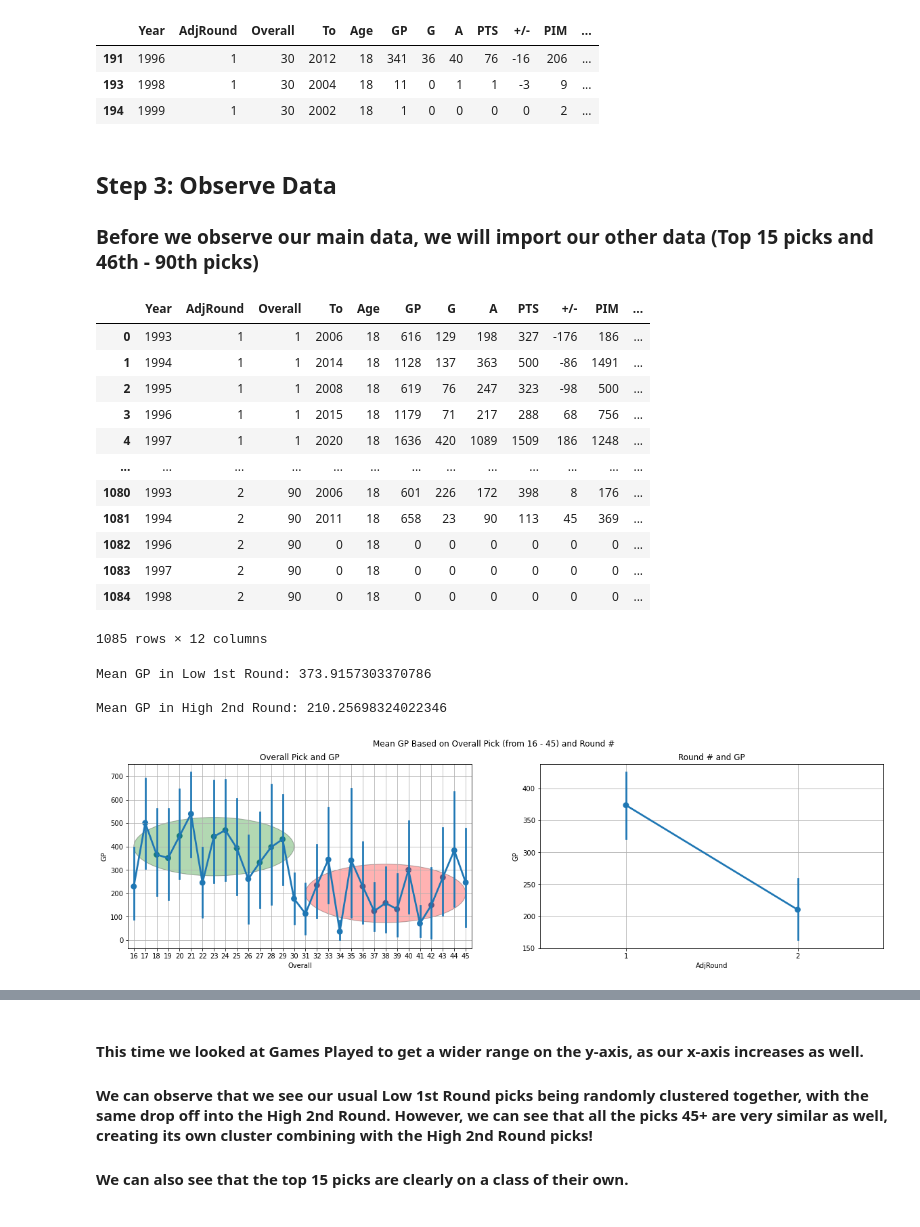
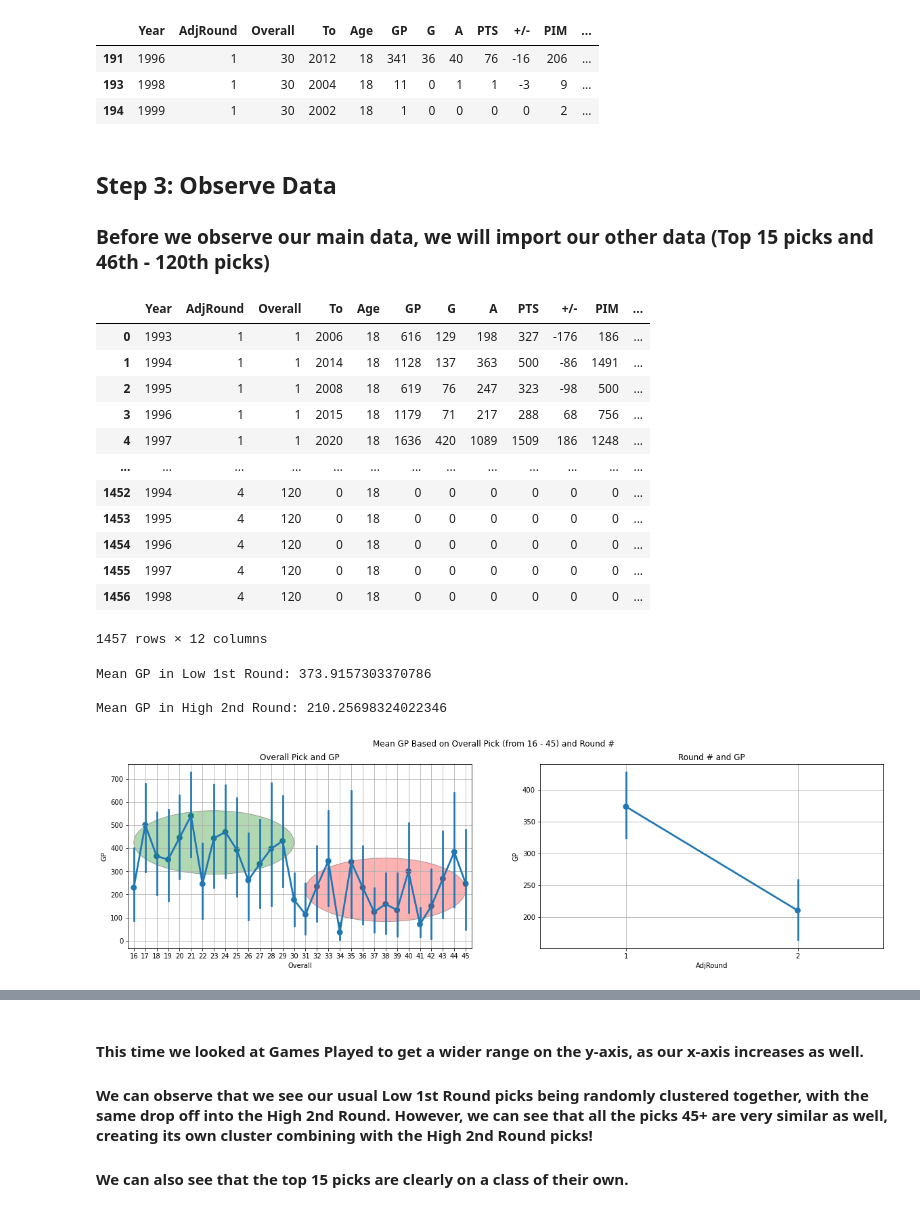
Before and after one commit to minchanhan/CompareNHLDraftPicks, a Jupyter notebook: CompareLow1stHigh2nd.ipynb, the cells around one changed output, grey strips where cells are left out. Cells and saved outputs as stored; diff of their text form; code cells hidden in the pictures.

```diff
--- a/CompareLow1stHigh2nd.ipynb
+++ b/CompareLow1stHigh2nd.ipynb
@@ -205,8 +196,12 @@ display(data[data["Status"] == 1])
 def assignAdjustedRound(row):
     if row.Overall <= 30:
         return 1
+    elif row.Overall <= 60:
+        return 2
+    elif row.Overall <= 90:
+        return 3
     else:
-        return 2
+        return 4
 
 data["AdjRound"] = data.apply(lambda row: assignAdjustedRound(row), axis = 1)
 column_order = ["Year", "AdjRound", "Overall", "To", "Age", "GP", "G", "A", "PTS", "+/-", "PIM", "Status"]
@@ -227,10 +222,10 @@ New AdjRound Column:
 | 194 | 1999 | 1 | 30 | 2002 | 18 | 1 | 0 | 0 | 0 | 0 | 2 | ... |
 # %% [markdown]
 ## Step 3: Observe Data
-### Before we observe our main data, we will import our other data (Top 15 picks and 46th - 90th picks)
+### Before we observe our main data, we will import our other data (Top 15 picks and 46th - 120th picks)
 # %%
-datatop = pd.read_csv("list93-05-top15.csv") # Top 15
-datalow = pd.read_csv("list93-05-46to90.csv") # Low Picks: 46th to 90th
+datatop = pd.read_csv("list93-05-top15.csv") # Top 15 Overall
+datalow = pd.read_csv("list93-05-46to120.csv") # Low Picks: 46th to 120th
 datatop = datatop[datatop.Pos != "G"]
 datalow = datalow[datalow.Pos != "G"]
 datatop = datatop[columns]
@@ -255,34 +250,33 @@ display(completedata)
 | 3 | 1996 | 1 | 1 | 2015 | 18 | 1179 | 71 | 217 | 288 | 68 | 756 | ... |
 | 4 | 1997 | 1 | 1 | 2020 | 18 | 1636 | 420 | 1089 | 1509 | 186 | 1248 | ... |
 | ... | ... | ... | ... | ... | ... | ... | ... | ... | ... | ... | ... | ... |
-| 1080 | 1993 | 2 | 90 | 2006 | 18 | 601 | 226 | 172 | 398 | 8 | 176 | ... |
-| 1081 | 1994 | 2 | 90 | 2011 | 18 | 658 | 23 | 90 | 113 | 45 | 369 | ... |
-| 1082 | 1996 | 2 | 90 | 0 | 18 | 0 | 0 | 0 | 0 | 0 | 0 | ... |
-| 1083 | 1997 | 2 | 90 | 0 | 18 | 0 | 0 | 0 | 0 | 0 | 0 | ... |
-| 1084 | 1998 | 2 | 90 | 0 | 18 | 0 | 0 | 0 | 0 | 0 | 0 | ... |
+| 1452 | 1994 | 4 | 120 | 0 | 18 | 0 | 0 | 0 | 0 | 0 | 0 | ... |
+| 1453 | 1995 | 4 | 120 | 0 | 18 | 0 | 0 | 0 | 0 | 0 | 0 | ... |
+| 1454 | 1996 | 4 | 120 | 0 | 18 | 0 | 0 | 0 | 0 | 0 | 0 | ... |
+| 1455 | 1997 | 4 | 120 | 0 | 18 | 0 | 0 | 0 | 0 | 0 | 0 | ... |
+| 1456 | 1998 | 4 | 120 | 0 | 18 | 0 | 0 | 0 | 0 | 0 | 0 | ... |
-1085 rows × 12 columns
+1457 rows × 12 columns
 # %%
 # Since the main thing we are focusing on is the correlation between Overall draft pick #, Round # (AdjRound) and GP, we will try to graph some data using those values
 
 gpround1 = (data.loc[data["AdjRound"] == 1])["GP"].mean()
 gpround2 = (data.loc[data["AdjRound"] == 2])["GP"].mean()
 print("\nMean GP in Low 1st Round: " + str(gpround1) + "\n")
 print("Mean GP in High 2nd Round: " + str(gpround2) + "\n")
 
-
 fig, axs = plt.subplots(1, 2, figsize=(20,5))
 
 axs[0].set_title("Overall Pick and GP")
 axs[1].set_title("Round # and GP")
-axs[0].add_patch(patches.Ellipse((7, 400), 14, 250, alpha=0.3, facecolor="green", edgecolor="black", linewidth=1, linestyle='solid' ))
-axs[0].add_patch(patches.Ellipse((22, 200), 14, 250, alpha=0.3, facecolor="red", edgecolor="black", linewidth=1, linestyle='solid' ))
+axs[0].add_patch(patches.Ellipse((7, 425), 14, 275, alpha=0.3, facecolor="green", edgecolor="black", linewidth=1, linestyle='solid'))
+axs[0].add_patch(patches.Ellipse((22, 220), 14, 275, alpha=0.3, facecolor="red", edgecolor="black", linewidth=1, linestyle='solid' ))
 
 fig.suptitle("Mean GP Based on Overall Pick (from 16 - 45) and Round #")
 sns.pointplot(x="Overall", y="GP", data=data, ax=axs[0]).grid(True)
 sns.pointplot(x="AdjRound", y="GP", data=data, ax=axs[1]).grid(True)
 # %% [output]
 Mean GP in Low 1st Round: 373.9157303370786
 
 Mean GP in High 2nd Round: 210.25698324022346
-[figure, old version]
+[figure, new version]
 # %% [markdown]
```
Also changed, not shown: parts of 14 cells of this notebook, 1 other file.
